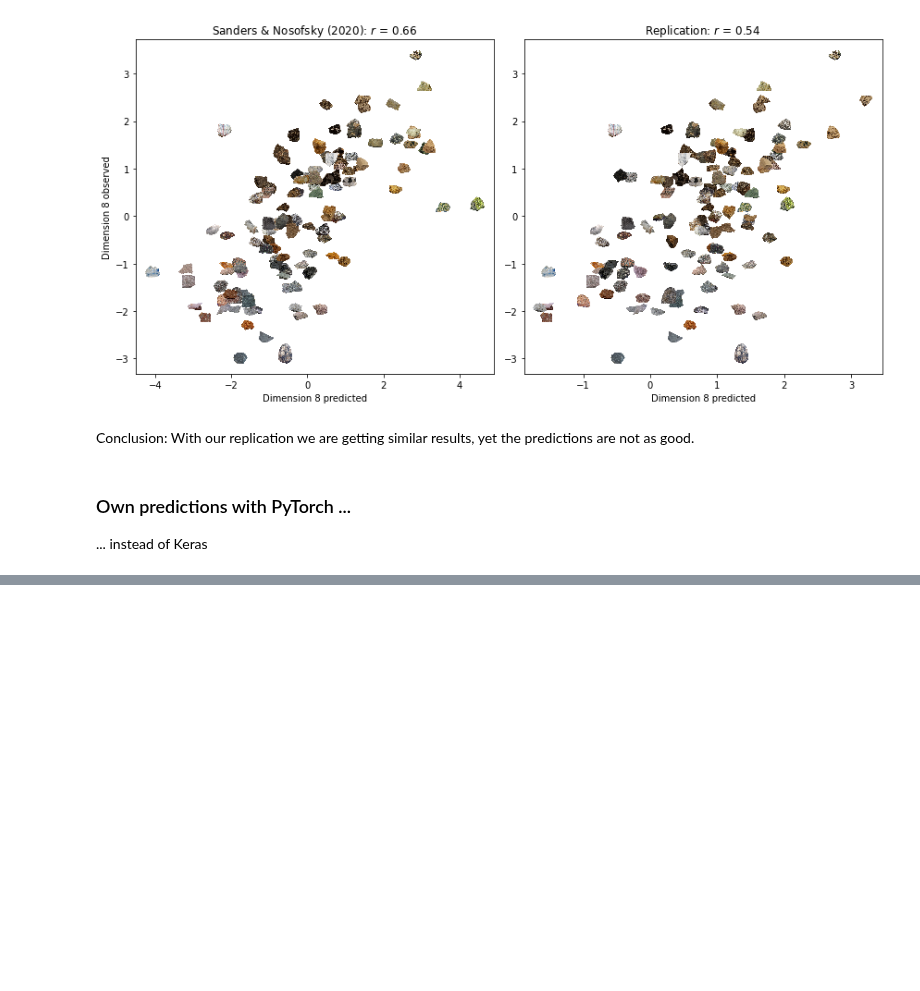
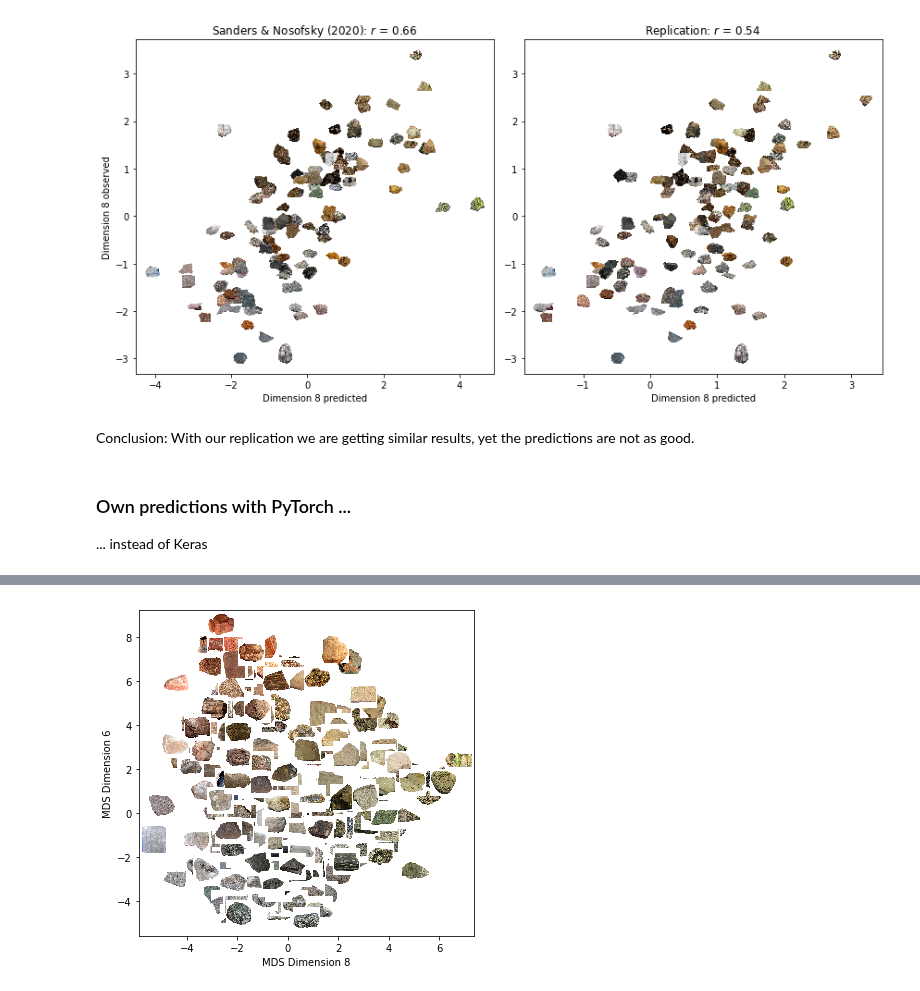
Before and after one commit to dominikpegler/mds_cnn, a Jupyter notebook: sanders_nosofsky_2020/mds.ipynb, the cells around one changed output, grey strips where cells are left out. Cells and saved outputs as stored; diff of their text form; code cells hidden in the pictures; blank space fills up the shorter version.

```diff
--- a/sanders_nosofsky_2020/mds.ipynb
+++ b/sanders_nosofsky_2020/mds.ipynb
@@ -272,0 +286,4 @@ Conclusion: With our replication we are getting similar results, yet the predict
+# %%
+plot_dims(8, 6, mds_obs_360, rock_images_360)
+# %% [output]
+[figure, added]
```
Also changed, not shown: parts of 3 cells of this notebook, 2 other files.
